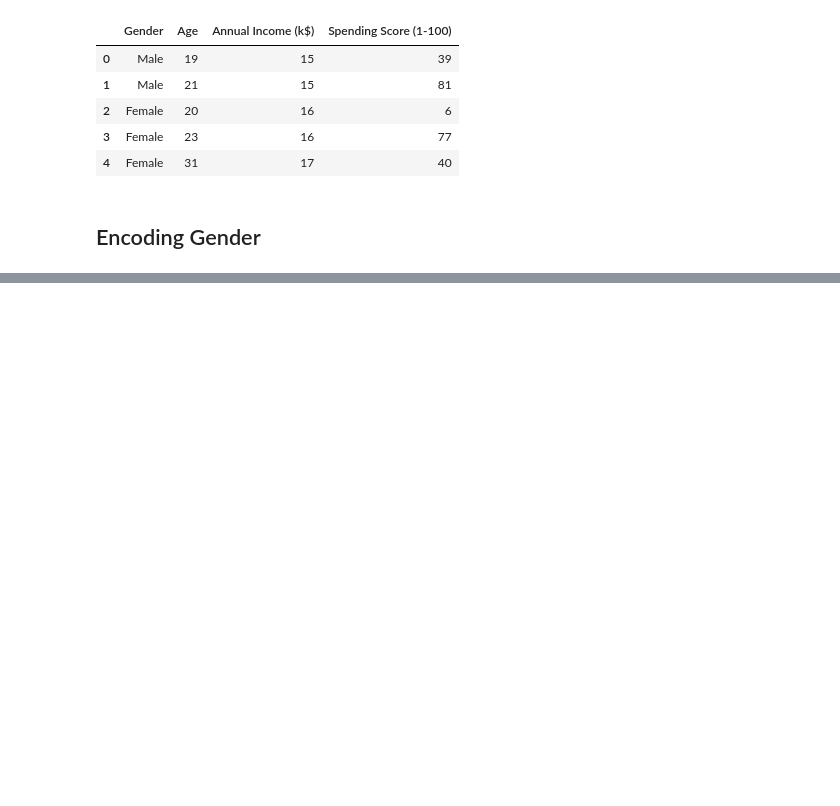
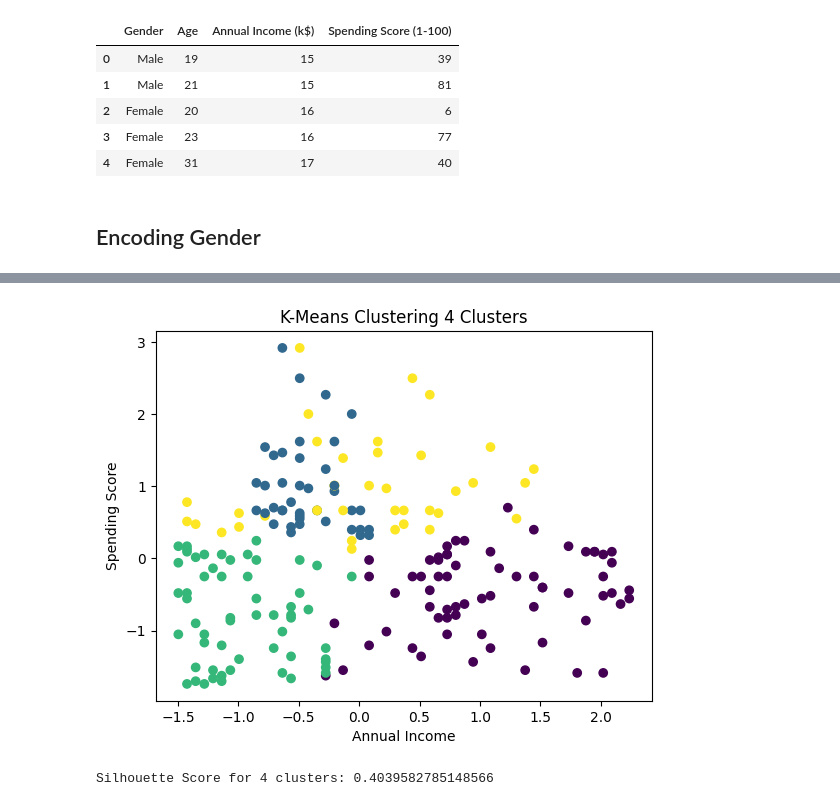
Before and after one commit to QuiqueCov/Maestria, a Jupyter notebook: MallExample.ipynb, the cells around one changed output, grey strips where cells are left out. Cells and saved outputs as stored; diff of their text form; code cells hidden in the pictures; blank space fills up the shorter version.

```diff
--- a/MallExample.ipynb
+++ b/MallExample.ipynb
@@ -76,0 +160,13 @@ encodedDf
+# %%
+plt.scatter(scaled_data[:, 0], scaled_data[:, 1], c=kmeans.labels_)
+plt.xlabel('Annual Income')
+plt.ylabel('Spending Score')
+plt.title('K-Means Clustering 4 Clusters')
+plt.show()
+# %% [output]
+[figure, added]
+# %%
+silhouette_avg4_Clusters = silhouette_score(scaled_data, kmeans.labels_)
+print(f"Silhouette Score for 4 clusters: {silhouette_avg4_Clusters}")
+# %% [output]
+Silhouette Score for 4 clusters: 0.4039582785148566
```
Also changed, not shown: parts of 29 cells of this notebook.
